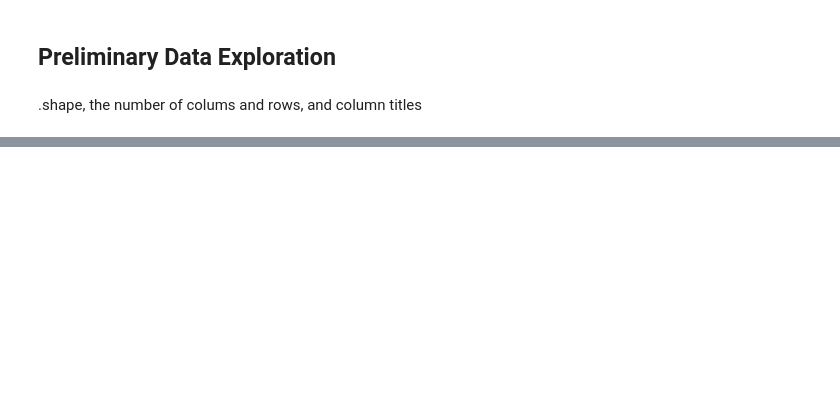
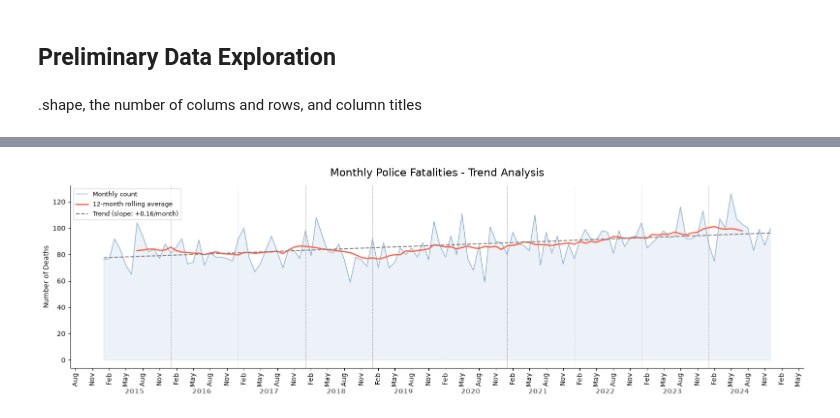
Before and after one commit to LegradiK/us_police_incidents_analysis, a Jupyter notebook: 2015_2024_us_police_shooting_report_analysis.ipynb, the cells around one changed output, grey strips where cells are left out. Drawn from its saved outputs; the diff is of its cells as text; code cells hidden in the pictures; blank space fills up the shorter version.

```diff
--- a/2015_2024_us_police_shooting_report_analysis.ipynb
+++ b/2015_2024_us_police_shooting_report_analysis.ipynb
@@ -71,0 +66,96 @@ swap_nans_with_zero()
+# %%
+df['date'] = pd.to_datetime(df['date'])
+
+df['year'] = df['date'].dt.year
+df['month'] = df['date'].dt.month
+df_monthly = df.groupby(['year', 'month']).size().reset_index(name='count')
+df_monthly['year_month'] = pd.to_datetime(df_monthly[['year', 'month']].assign(day=1))
+# print(df_monthly)
+# %%
+import matplotlib.dates as mdates
+
+df_monthly['x_idx'] = range(len(df_monthly))
+
+z = np.polyfit(df_monthly['x_idx'], df_monthly['count'], 1)
+p = np.poly1d(z)
+trend = p(df_monthly['x_idx'])
+
+df_monthly['rolling_12'] = df_monthly['count'].rolling(window=12, center=True).mean()
+
+fig, ax = plt.subplots(figsize=(16, 5))
+
+ax.plot(
+    df_monthly['year_month'],
+    df_monthly['count'],
+    color='steelblue',
+    linewidth=1.2,
+    alpha=0.5,
+    label='Monthly count'
+    )
+ax.fill_between(
+    df_monthly['year_month'],
+    df_monthly['count'],
+    alpha=0.1,
+    color='steelblue'
+)
+
+ax.plot(
+    df_monthly['year_month'],
+    df_monthly['rolling_12'],
+    color='tomato',
+    linewidth=2,
+    label='12-month rolling average'
+)
+
+ax.plot(
+    df_monthly['year_month'],
+    trend,
+    color='grey',
+    linewidth=1.5,
+    linestyle='--',
+    label=f'Trend (slope: {z[0]:+.2f}/month)'
+    )
+
+ax.set_title(
+    'Monthly Police Fatalities - Trend Analysis',
+    fontsize=16,
+    pad=14
+    )
+ax.set_xlabel('')
+ax.set_ylabel('Number of Deaths')
+ax.legend(fontsize=9)
+
+ax.xaxis.set_major_locator(mdates.MonthLocator(interval=3))
+ax.xaxis.set_major_formatter(mdates.DateFormatter('%b'))
+ax.tick_params(axis='x', rotation=90)
+ax.spines[['top', 'right']].set_visible(False)
+
+years = df_monthly['year'].unique()
+for year in sorted(years):
+    year_start = pd.Timestamp(f'{year}-01-01')
+    year_end   = pd.Timestamp(f'{year}-12-01')
+    year_mid   = year_start + (year_end - year_start) / 2
+    if year != min(years):
+        ax.axvline(x=year_start, color='grey', linewidth=0.7,
+                   linestyle='--', alpha=0.5)
+    ax.annotate(
+        str(year),
+        xy=(year_mid, 0),
+        xycoords=('data', 'axes fraction'),
+        xytext=(0, -30),
+        textcoords='offset points',
+        ha='center', va='top',
+        fontsize=10, fontweight='bold', color='grey'
+    )
+
+# ── Print trend summary ────────────────────────────────────────────────
+print(f"Trend slope : {z[0]:+.3f} deaths/month")
+print(f"Overall mean: {df_monthly['count'].mean():.1f} deaths/month")
+print(f"Highest month: {df_monthly.loc[df_monthly['count'].idxmax(), 'year_month'].strftime('%b %Y')} "
+      f"({df_monthly['count'].max()} deaths)")
+print(f"Lowest month : {df_monthly.loc[df_monthly['count'].idxmin(), 'year_month'].strftime('%b %Y')} "
+      f"({df_monthly['count'].min()} deaths)")
+
+plt.tight_layout()
+plt.show()
+# %% [output]
@@ -71,0 +166 @@ swap_nans_with_zero()
+[figure, added]
```
Also changed, not shown: parts of 19 cells of this notebook, 1 other file.
